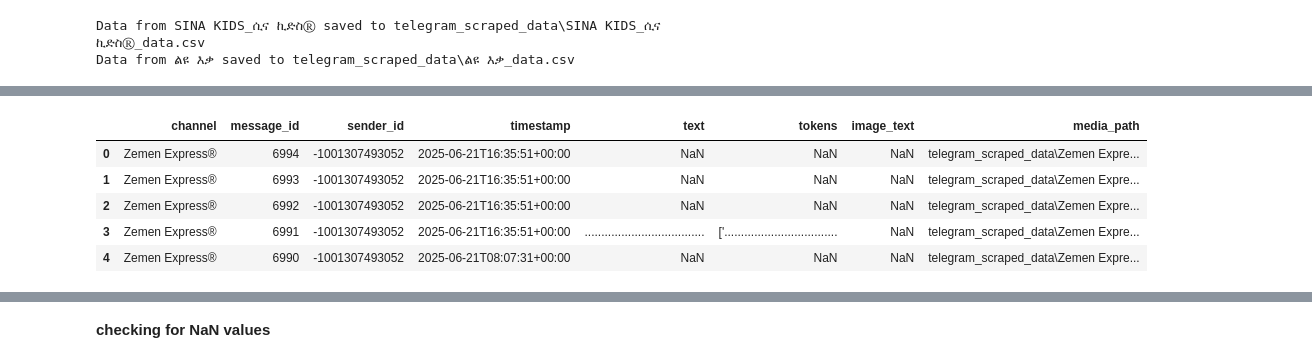
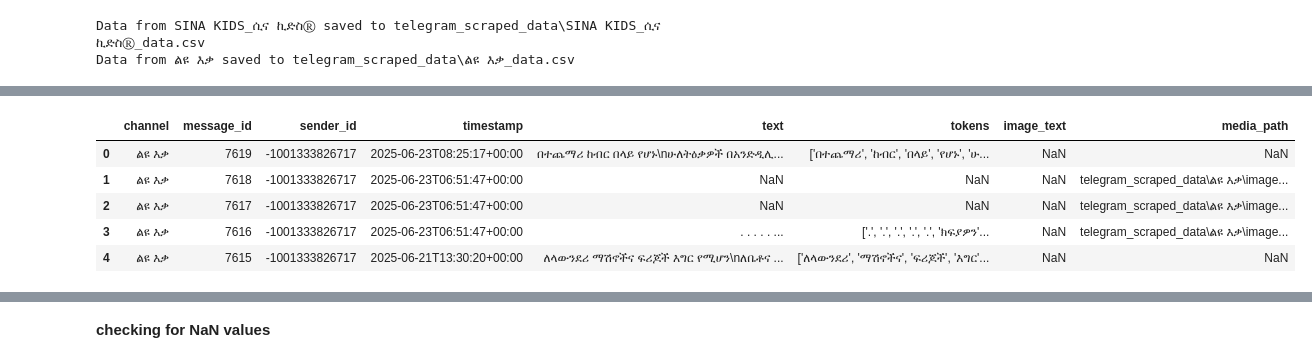
Before and after one commit to nanecha/Telegram_E-commerce-_extractor-, a Jupyter notebook: notebooks/telegram_preprocessing_labelling.ipynb, the cells around one changed output, grey strips where cells are left out. Saved outputs shown, nothing was run; the diff lists cells and outputs as text; code cells hidden in the pictures.

```diff
--- a/notebooks/telegram_preprocessing_labelling.ipynb
+++ b/notebooks/telegram_preprocessing_labelling.ipynb
@@ -61,13 +51,14 @@ df2.head()
 | 2 | Sheger online-store | 7405 | -1001203770957 | 2025-06-21T14:15:21+00:00 | NaN | NaN | NaN | telegram_scraped_data\Sheger onli... |
 | 3 | Sheger online-store | 7404 | -1001203770957 | 2025-06-21T14:15:21+00:00 | NaN | NaN | NaN | telegram_scraped_data\Sheger onli... |
 | 4 | Sheger online-store | 7403 | -1001203770957 | 2025-06-21T14:15:20+00:00 | ኳሊቲ የሆነ የጁስ መፍጫ \n የጀርመን ቴክኖሎጂ የሆ... | ['ኳሊቲ', 'የሆነ', 'የጁስ', 'መፍጫ', 'የጀር... | NaN | telegram_scraped_data\Sheger onli... |
-# %%
-df3 = pd.read_csv("F:/Telegram_E-commerce-_extractor-/data/telegram_scraped_data/Zemen Express®_data.csv")
-df3.head()
-# %% [output]
-|  | channel | message_id | sender_id | timestamp | text | tokens | image_text | media_path |
-| 0 | Zemen Express® | 6994 | -1001307493052 | 2025-06-21T16:35:51+00:00 | NaN | NaN | NaN | telegram_scraped_data\Zemen Expre... |
-| 1 | Zemen Express® | 6993 | -1001307493052 | 2025-06-21T16:35:51+00:00 | NaN | NaN | NaN | telegram_scraped_data\Zemen Expre... |
-| 2 | Zemen Express® | 6992 | -1001307493052 | 2025-06-21T16:35:51+00:00 | NaN | NaN | NaN | telegram_scraped_data\Zemen Expre... |
-| 3 | Zemen Express® | 6991 | -1001307493052 | 2025-06-21T16:35:51+00:00 | .................................... | ['.................................. | NaN | telegram_scraped_data\Zemen Expre... |
-| 4 | Zemen Express® | 6990 | -1001307493052 | 2025-06-21T08:07:31+00:00 | NaN | NaN | NaN | telegram_scraped_data\Zemen Expre... |
+# %%
+import pandas as pd
+df2 = pd.read_csv("F:/Telegram_E-commerce-_extractor-/data/telegram_scraped_data/ልዩ እቃ_data.csv")
+df2.head()
+# %% [output]
+|  | channel | message_id | sender_id | timestamp | text | tokens | image_text | media_path |
+| 0 | ልዩ እቃ | 7619 | -1001333826717 | 2025-06-23T08:25:17+00:00 | በተጨማሪ ከብር በላይ የሆኑ\nሁለትዕቃዎች በአንድዲሊ... | ['በተጨማሪ', 'ከብር', 'በላይ', 'የሆኑ', 'ሁ... | NaN | NaN |
+| 1 | ልዩ እቃ | 7618 | -1001333826717 | 2025-06-23T06:51:47+00:00 | NaN | NaN | NaN | telegram_scraped_data\ልዩ እቃ\image... |
+| 2 | ልዩ እቃ | 7617 | -1001333826717 | 2025-06-23T06:51:47+00:00 | NaN | NaN | NaN | telegram_scraped_data\ልዩ እቃ\image... |
+| 3 | ልዩ እቃ | 7616 | -1001333826717 | 2025-06-23T06:51:47+00:00 | . . . . . ... | ['.', '.', '.', '.', '.', 'ክፍያዎን'... | NaN | telegram_scraped_data\ልዩ እቃ\image... |
+| 4 | ልዩ እቃ | 7615 | -1001333826717 | 2025-06-21T13:30:20+00:00 | ለላውንደሪ ማሽኖችና ፍሪጆች እግር የሚሆን\nለቤቶና ... | ['ለላውንደሪ', 'ማሽኖችና', 'ፍሪጆች', 'እግር'... | NaN | NaN |
```
Also changed, not shown: parts of 25 cells of this notebook.
